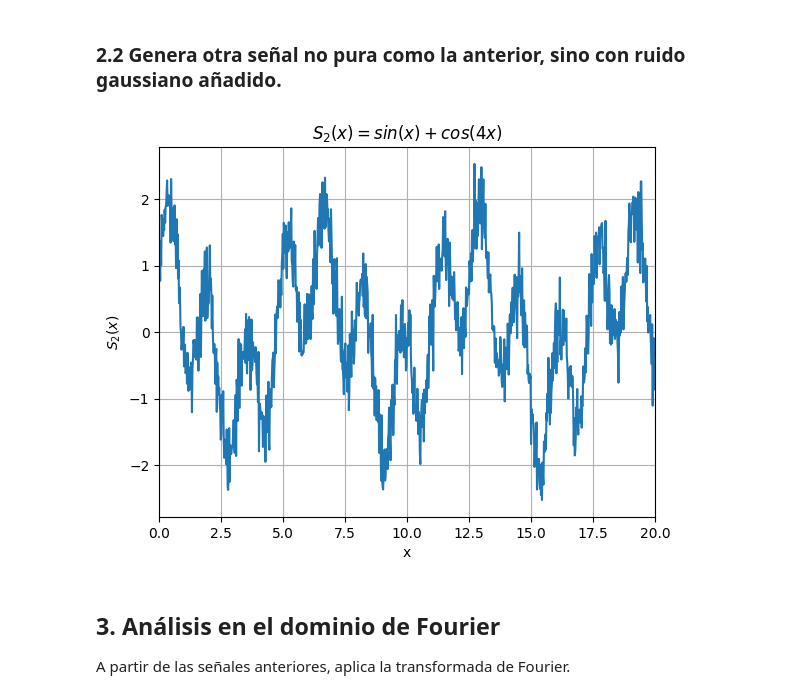
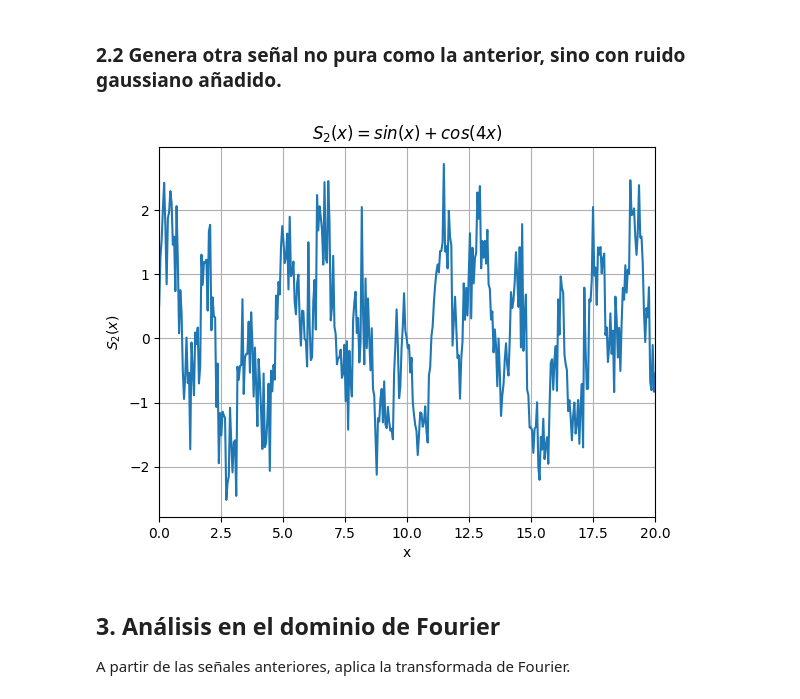
Before and after one commit to MatiasArmijo/Actividades-EIE-401-Matias-Armijo, a Jupyter notebook: actividad-3/Actividad_3_ArmijoMatias_204623155.ipynb, the cells around one changed output. Saved outputs shown, nothing was run; the diff lists cells and outputs as text; code cells hidden in the pictures.

```diff
--- a/actividad-3/Actividad_3_ArmijoMatias_204623155.ipynb
+++ b/actividad-3/Actividad_3_ArmijoMatias_204623155.ipynb
@@ -45,7 +46,7 @@ plt.show()
 Genera la señal $$ sinx+cos2x $$ y graficala.
 # %%
 
-fs = 50                                 # Frecuencia de muestreo
+fs = 20                                 # Frecuencia de muestreo
 n0 = 0                                  # Valor inicial del vector de muestras
 nf = 20                                 # Valor final del vector de muestras
 x = np.linspace(n0,nf,(nf-n0)*fs)       # Vector de muestras
@@ -67,24 +68,24 @@ plt.show()
 # %%
 # Señal s2(t)
 s2 = np.cos(x) + np.sin(4*x)
 
 media = 0
-std_dev = 0.3
+std_dev = 0.5
 
 ruido = np.random.normal(media, std_dev, len(s2))
 
 s2_noise = s2 + ruido
 
 
 plt.plot(x,s2_noise)
 plt.xlim([n0,nf])
 plt.grid(True)
 plt.xlabel('x')
 plt.ylabel(r'$S_{2}(x)$')
 plt.title(r'$S_{2}(x) = sin(x) + cos(4x)$')
 plt.show()
 # %% [output]
-[figure, old version]
+[figure, new version]
 # %% [markdown]
 ## 3. Análisis en el dominio de Fourier
 <p align="justify">
```
Also changed, not shown: parts of 8 cells of this notebook.
